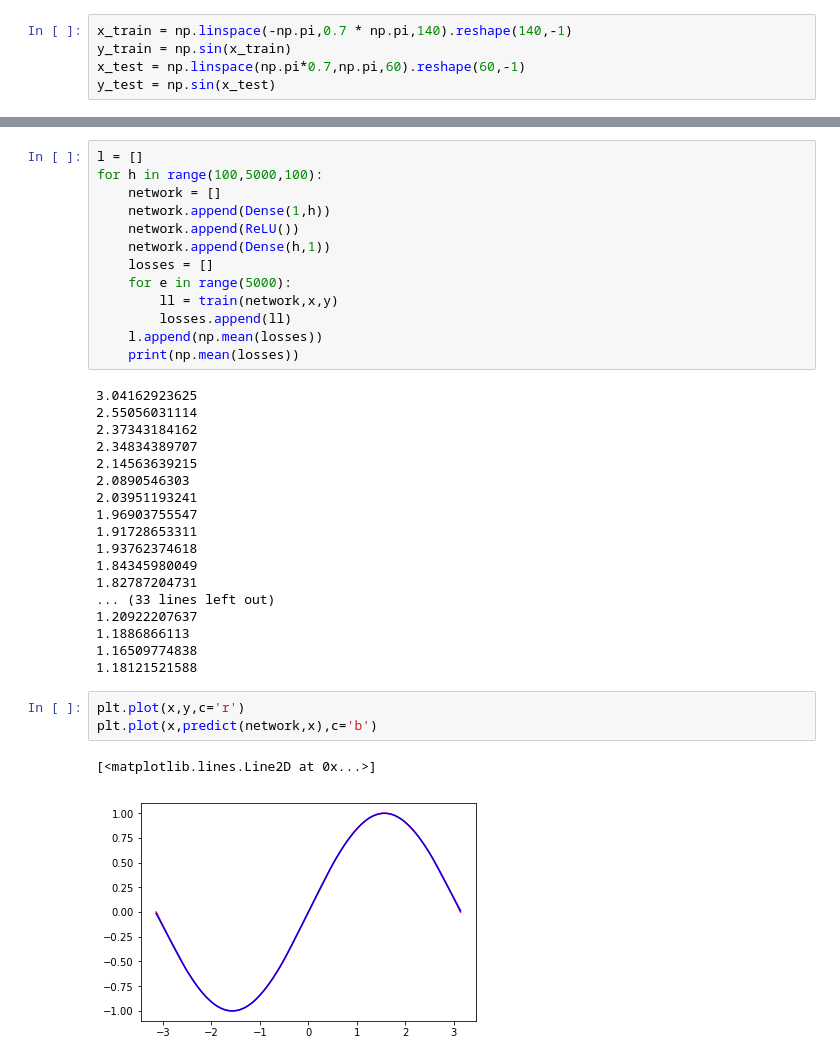
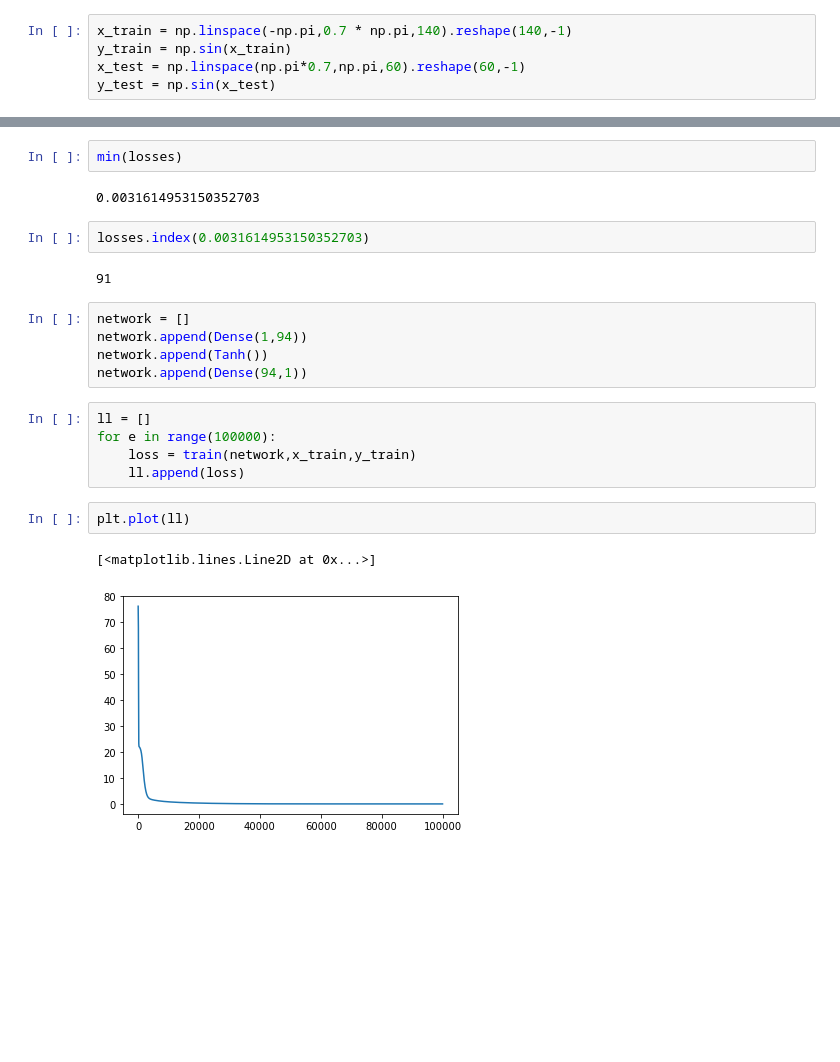
Before and after one commit to HadXu/machine-learning, a Jupyter notebook: pure_numpy_mlp/MLP 纯numpy实现.ipynb, the cells around one changed output, grey strips where cells are left out. Drawn from its saved outputs; the diff is of its cells as text; blank space fills up the shorter version.

```diff
--- a/pure_numpy_mlp/MLP 纯numpy实现.ipynb
+++ b/pure_numpy_mlp/MLP 纯numpy实现.ipynb
@@ -122,39 +149,25 @@ plt.plot(losses)
-# %%
-l = []
-for h in range(100,5000,100):
-    network = []
-    network.append(Dense(1,h))
-    network.append(ReLU())
-    network.append(Dense(h,1))
-    losses = []
-    for e in range(5000):
-        ll = train(network,x,y)
-        losses.append(ll)
-    l.append(np.mean(losses))
-    print(np.mean(losses))
-# %% [output]
-3.04162923625
-2.55056031114
-2.37343184162
-2.34834389707
-2.14563639215
-2.0890546303
-2.03951193241
-1.96903755547
-1.91728653311
-1.93762374618
-1.84345980049
-1.82787204731
-... (33 lines left out)
-1.20922207637
-1.1886866113
-1.16509774838
-1.18121521588
-# %%
-plt.plot(x,y,c='r')
-plt.plot(x,predict(network,x),c='b')
-# %% [output]
-[<matplotlib.lines.Line2D at 0x...>]
-[figure, removed]
+# %%
+min(losses)
+# %% [output]
+0.0031614953150352703
+# %%
+losses.index(0.0031614953150352703)
+# %% [output]
+91
+# %%
+network = []
+network.append(Dense(1,94))
+network.append(Tanh())
+network.append(Dense(94,1))
+# %%
+ll = []
+for e in range(100000):
+    loss = train(network,x_train,y_train)
+    ll.append(loss)
+# %%
+plt.plot(ll)
+# %% [output]
+[<matplotlib.lines.Line2D at 0x...>]
+[figure, added]
 # %%
 plt.plot(x_train,y_train,c='r')
```
Also changed, not shown: parts of 11 cells of this notebook.
